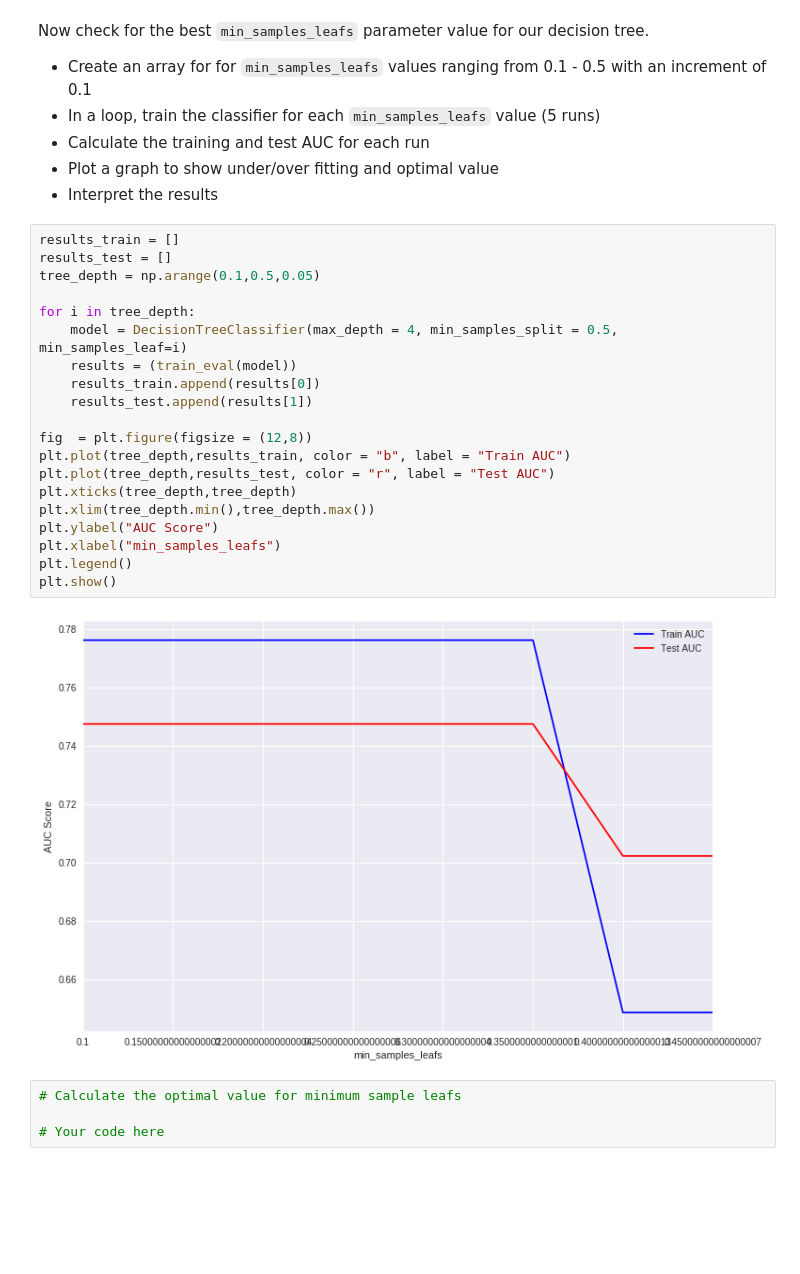
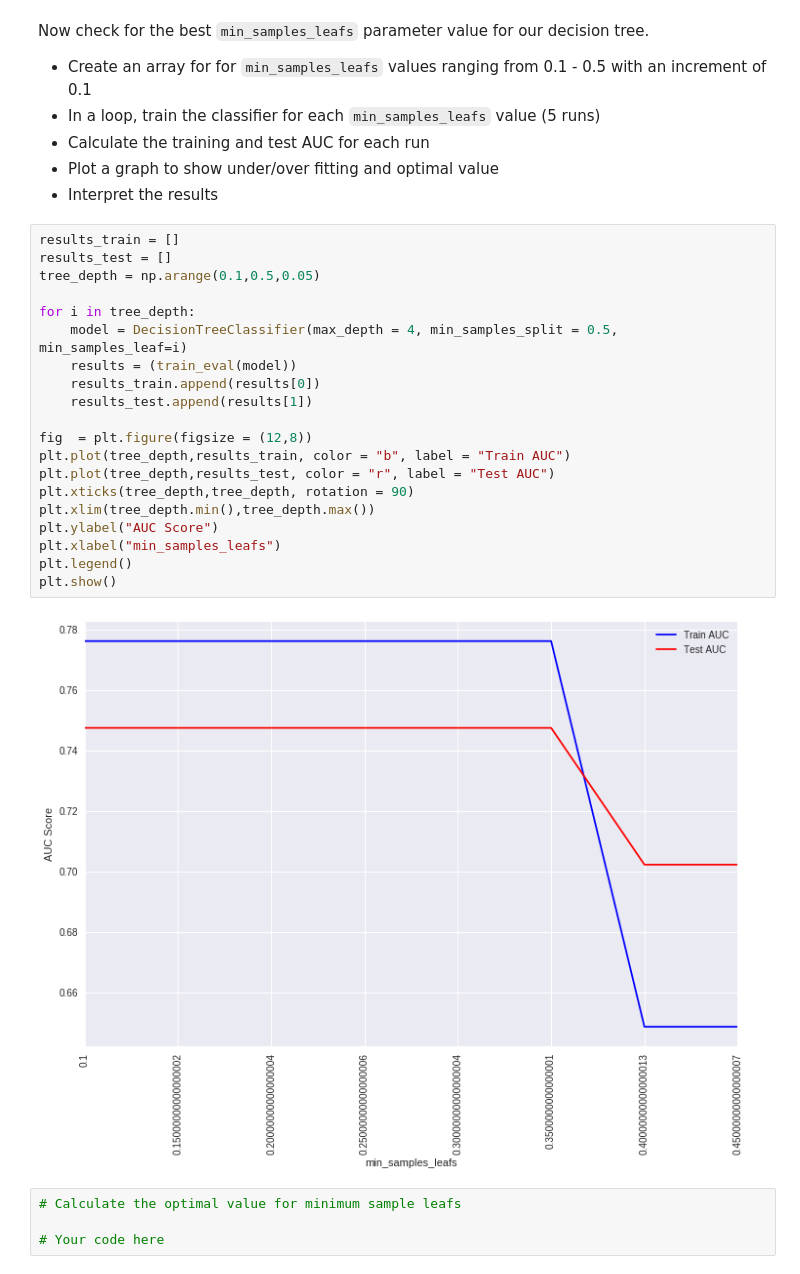
Before and after one commit to Pietrassyk/dsc-tuning-decision-trees-lab-nyc-ds-career-042219, a Jupyter notebook: index.ipynb, the cells around one changed output. Cells and saved outputs as stored; diff of their text form; blank space fills up the shorter version.

```diff
--- a/index.ipynb
+++ b/index.ipynb
@@ -193,25 +193,25 @@ Now check for the best `min_samples_leafs` parameter value for our decision tree
 # %%
 results_train = []
 results_test = []
 tree_depth = np.arange(0.1,0.5,0.05)
 
 for i in tree_depth:
     model = DecisionTreeClassifier(max_depth = 4, min_samples_split = 0.5, min_samples_leaf=i)
     results = (train_eval(model))
     results_train.append(results[0])
     results_test.append(results[1])
 
 fig  = plt.figure(figsize = (12,8))
 plt.plot(tree_depth,results_train, color = "b", label = "Train AUC")
 plt.plot(tree_depth,results_test, color = "r", label = "Test AUC")
-plt.xticks(tree_depth,tree_depth)
+plt.xticks(tree_depth,tree_depth, rotation = 90)
 plt.xlim(tree_depth.min(),tree_depth.max())
 plt.ylabel("AUC Score")
 plt.xlabel("min_samples_leafs")
 plt.legend()
 plt.show()
 # %% [output]
-[figure, old version]
+[figure, new version]
 # %%
 # Calculate the optimal value for minimum sample leafs
 
```
